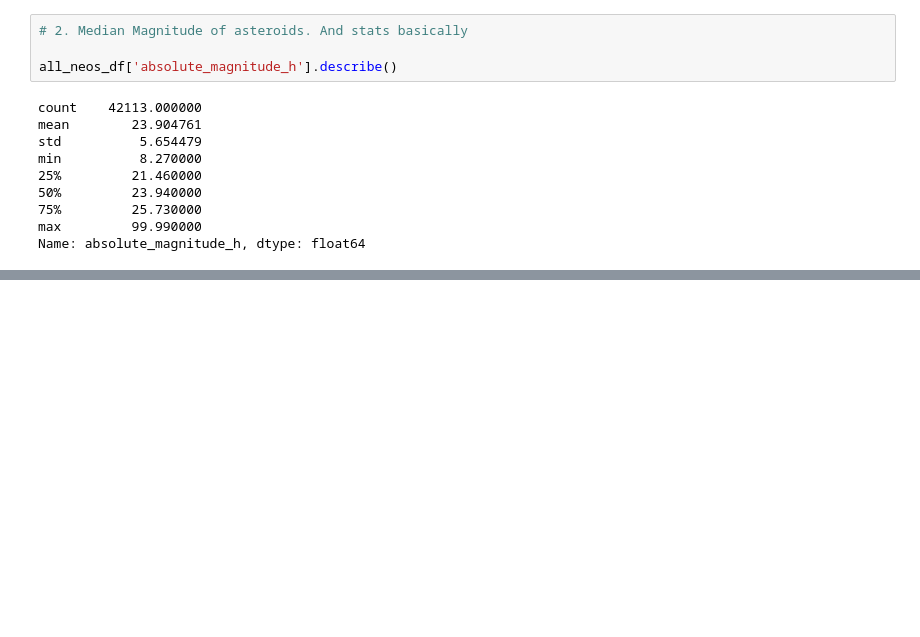
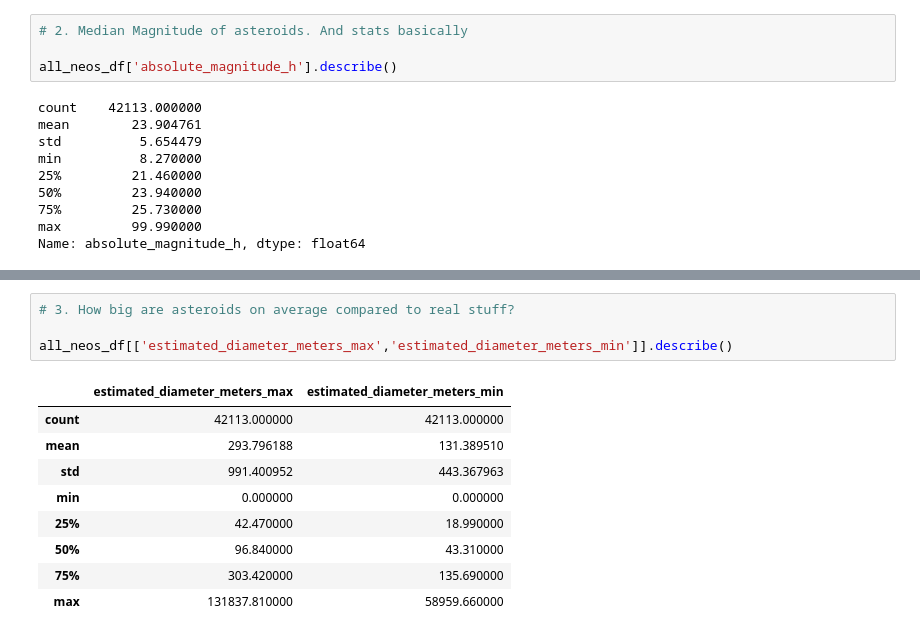
Before and after one commit to baakhoff/research, a Jupyter notebook: notebooks/nasa_research.ipynb, the cells around one changed output, grey strips where cells are left out. Drawn from its saved outputs; the diff is of its cells as text; blank space fills up the shorter version.

```diff
--- a/notebooks/nasa_research.ipynb
+++ b/notebooks/nasa_research.ipynb
@@ -215,0 +215,14 @@ fig.show()
+# %%
+# 3. How big are asteroids on average compared to real stuff?
+
+all_neos_df[['estimated_diameter_meters_max','estimated_diameter_meters_min']].describe()
+# %% [output]
+|  | estimated_diameter_meters_max | estimated_diameter_meters_min |
+| count | 42113.000000 | 42113.000000 |
+| mean | 293.796188 | 131.389510 |
+| std | 991.400952 | 443.367963 |
+| min | 0.000000 | 0.000000 |
+| 25% | 42.470000 | 18.990000 |
+| 50% | 96.840000 | 43.310000 |
+| 75% | 303.420000 | 135.690000 |
+| max | 131837.810000 | 58959.660000 |
```
Also changed, not shown: parts of 8 cells of this notebook, 1 other file.
